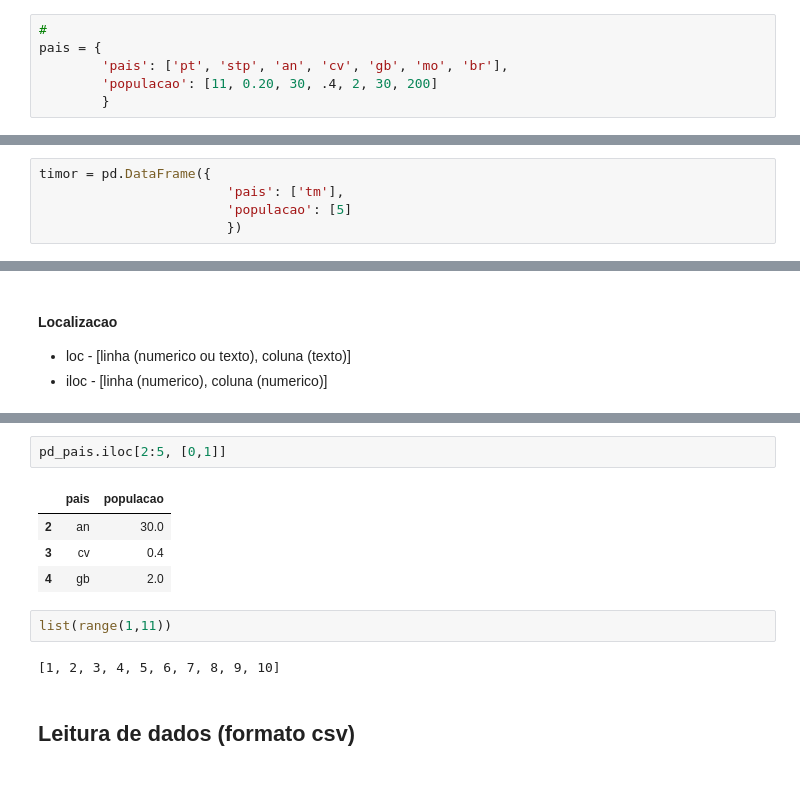
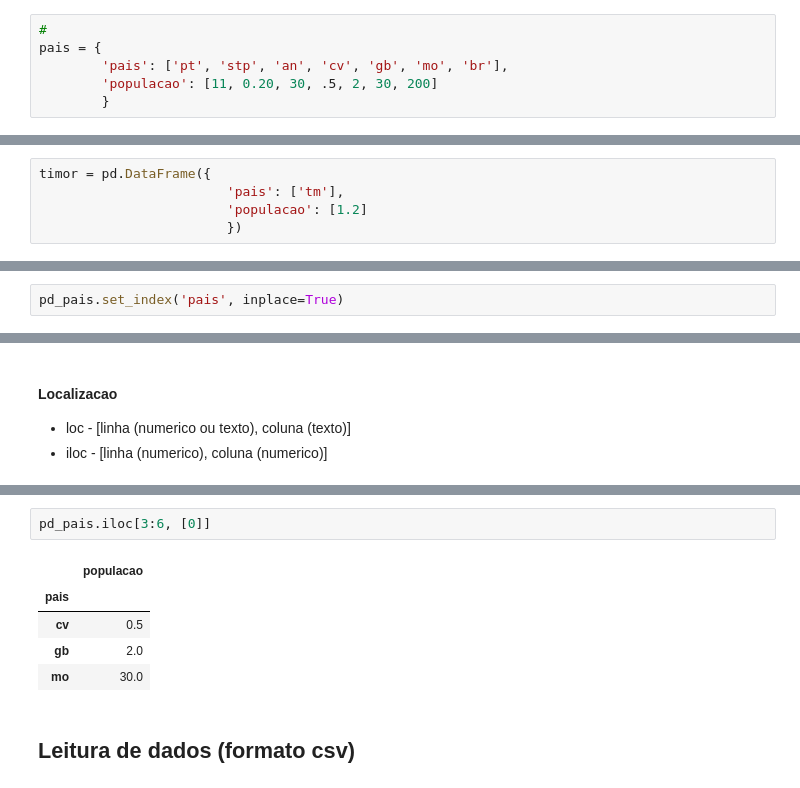
Before and after one commit to LeideSoares/machine_learning_portuguese_tutorial, a Jupyter notebook: a2_libraries/a2_pandas.ipynb, the cells around one changed output, grey strips where cells are left out. Cells and saved outputs as stored; diff of their text form.

```diff
--- a/a2_libraries/a2_pandas.ipynb
+++ b/a2_libraries/a2_pandas.ipynb
@@ -28,5 +28,5 @@ import pandas as pd
 #
 pais = {
         'pais': ['pt', 'stp', 'an', 'cv', 'gb', 'mo', 'br'],
-        'populacao': [11, 0.20, 30, .4, 2, 30, 200]
+        'populacao': [11, 0.20, 30, .5, 2, 30, 200]
         }
@@ -61,7 +87,7 @@ pd_pais[pd_pais.pais == 'cv']
 # %%
 timor = pd.DataFrame({
                         'pais': ['tm'],
-                        'populacao': [5]
+                        'populacao': [1.2]
                         })
 # %%
 timor
@@ -100,3 +126,5 @@ pd_pais.append(lei)
 | 5 | mo | 30.0 | NaN |
 | 6 | br | 200.0 | NaN |
 | 0 | NaN | NaN | lei |
+# %%
+pd_pais.set_index('pais', inplace=True)
@@ -114,13 +160,10 @@ pd_pais.loc[[1,3,5], ['pais', 'populacao']]
 # %%
-pd_pais.iloc[2:5, [0,1]]
+pd_pais.iloc[3:6, [0]]
 # %% [output]
-|  | pais | populacao |
-| 2 | an | 30.0 |
-| 3 | cv | 0.4 |
-| 4 | gb | 2.0 |
+|  | populacao |
+| pais |  |
+| cv | 0.5 |
+| gb | 2.0 |
+| mo | 30.0 |
-# %%
-list(range(1,11))
-# %% [output]
-[1, 2, 3, 4, 5, 6, 7, 8, 9, 10]
 # %% [markdown]
 ## Leitura de dados (formato csv)
```
Also changed, not shown: parts of 30 cells of this notebook, 2 other files.
